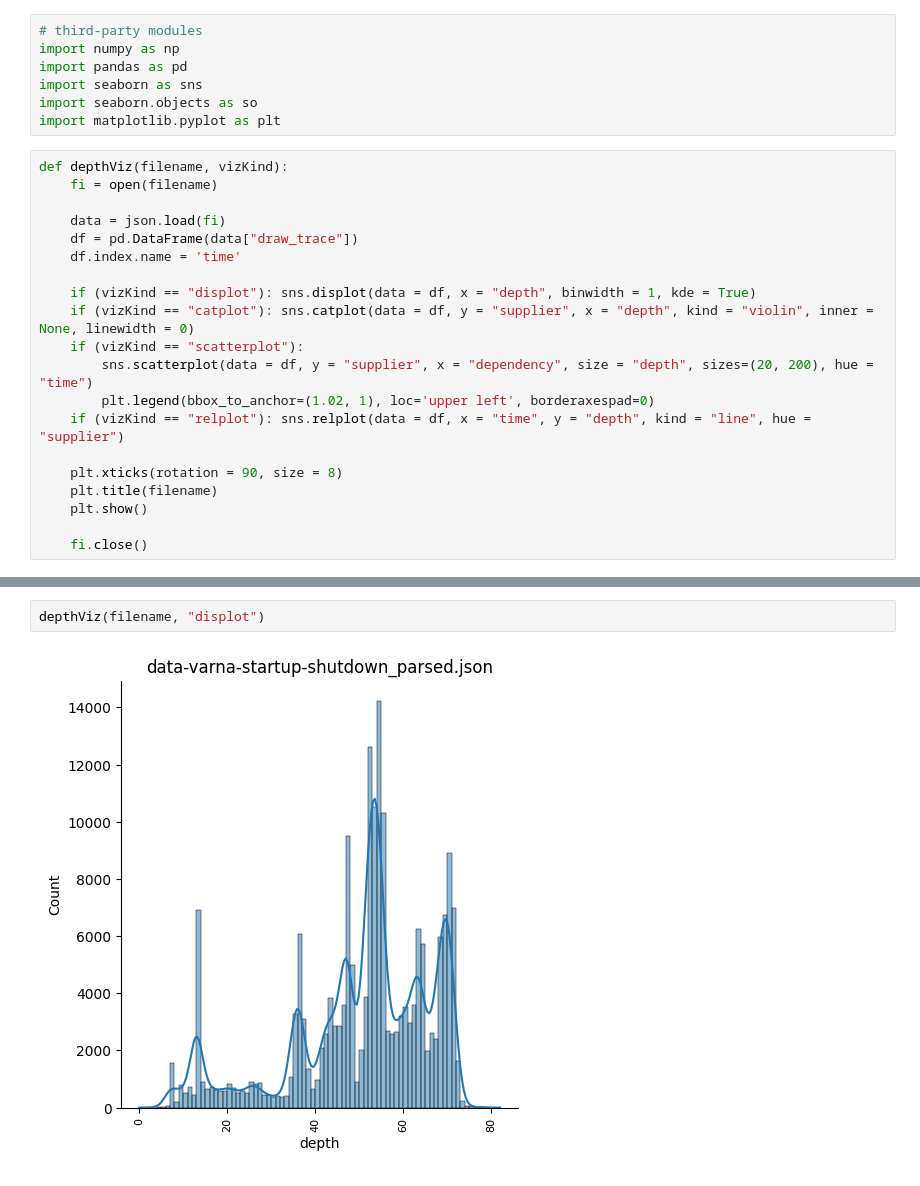
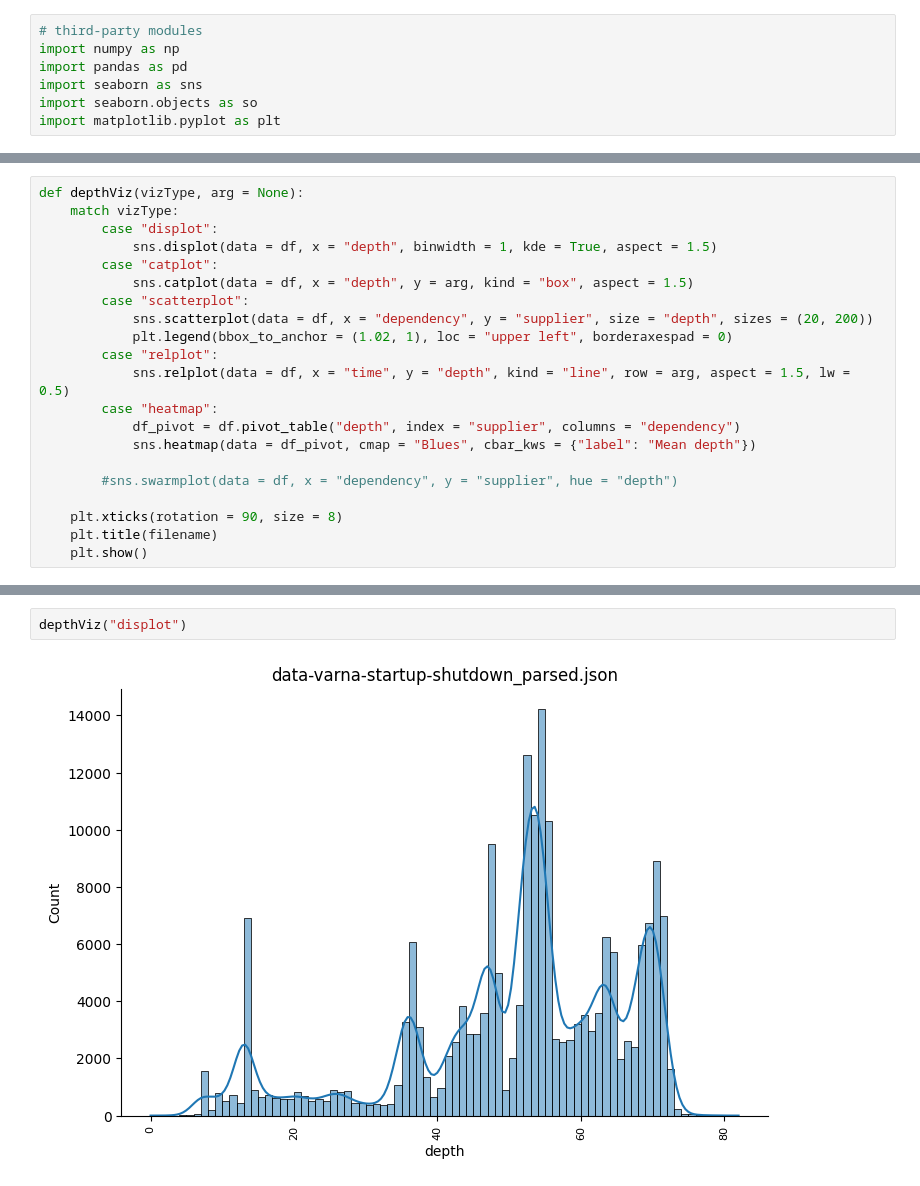
Before and after one commit to rethread-studio/rethread, a Jupyter notebook: code/NWL2022/visualization/traceVisualizations.ipynb, the cells around one changed output, grey strips where cells are left out. Cells and saved outputs as stored; diff of their text form.

Commit message:
better visualizations

```diff
--- a/code/NWL2022/visualization/traceVisualizations.ipynb
+++ b/code/NWL2022/visualization/traceVisualizations.ipynb
@@ -9,26 +9,6 @@ import pandas as pd
 import seaborn as sns
 import seaborn.objects as so
 import matplotlib.pyplot as plt
-# %%
-def depthViz(filename, vizKind):
-    fi = open(filename)
-
-    data = json.load(fi)
-    df = pd.DataFrame(data["draw_trace"])
-    df.index.name = 'time'
-
-    if (vizKind == "displot"): sns.displot(data = df, x = "depth", binwidth = 1, kde = True)
-    if (vizKind == "catplot"): sns.catplot(data = df, y = "supplier", x = "depth", kind = "violin", inner = None, linewidth = 0)
-    if (vizKind == "scatterplot"):
-        sns.scatterplot(data = df, y = "supplier", x = "dependency", size = "depth", sizes=(20, 200), hue = "time")
-        plt.legend(bbox_to_anchor=(1.02, 1), loc='upper left', borderaxespad=0)
-    if (vizKind == "relplot"): sns.relplot(data = df, x = "time", y = "depth", kind = "line", hue = "supplier")
-
-    plt.xticks(rotation = 90, size = 8)
-    plt.title(filename)
-    plt.show()
-
-    fi.close()
 # %%
 filename = "data-varna-startup-shutdown_parsed.json"
 #filename = "data-varna-copy-paste-isolated_parsed.json"
@@ -37,0 +26,21 @@ filename = "data-varna-startup-shutdown_parsed.json"
+# %%
+def depthViz(vizType, arg = None):
+    match vizType:
+        case "displot":
+            sns.displot(data = df, x = "depth", binwidth = 1, kde = True, aspect = 1.5)
+        case "catplot":
+            sns.catplot(data = df, x = "depth", y = arg, kind = "box", aspect = 1.5)
+        case "scatterplot":
+            sns.scatterplot(data = df, x = "dependency", y = "supplier", size = "depth", sizes = (20, 200))
+            plt.legend(bbox_to_anchor = (1.02, 1), loc = "upper left", borderaxespad = 0)
+        case "relplot":
+            sns.relplot(data = df, x = "time", y = "depth", kind = "line", row = arg, aspect = 1.5, lw = 0.5)
+        case "heatmap":
+            df_pivot = df.pivot_table("depth", index = "supplier", columns = "dependency")
+            sns.heatmap(data = df_pivot, cmap = "Blues", cbar_kws = {"label": "Mean depth"})
+
+        #sns.swarmplot(data = df, x = "dependency", y = "supplier", hue = "depth")
+
+    plt.xticks(rotation = 90, size = 8)
+    plt.title(filename)
+    plt.show()
@@ -38,5 +65,5 @@ filename = "data-varna-startup-shutdown_parsed.json"
 # %%
-depthViz(filename, "displot")
+depthViz("displot")
 # %% [output]
-[figure, old version]
+[figure, new version]
 # %%
```
Also changed, not shown: parts of 7 cells of this notebook.
